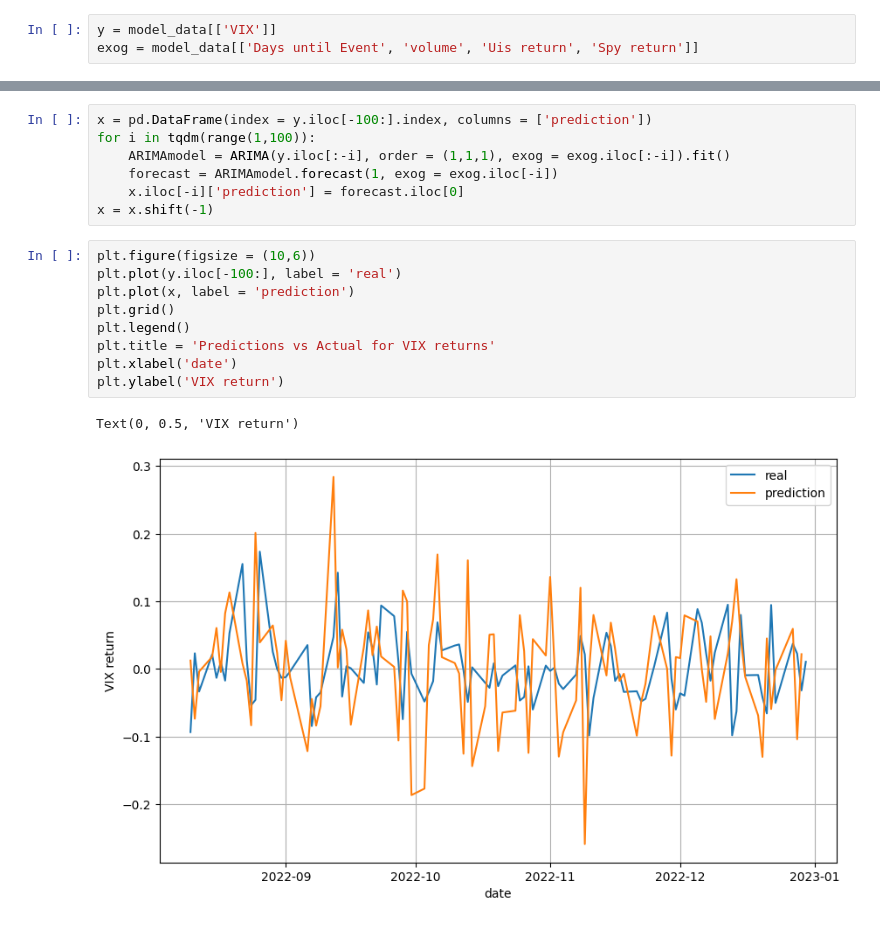
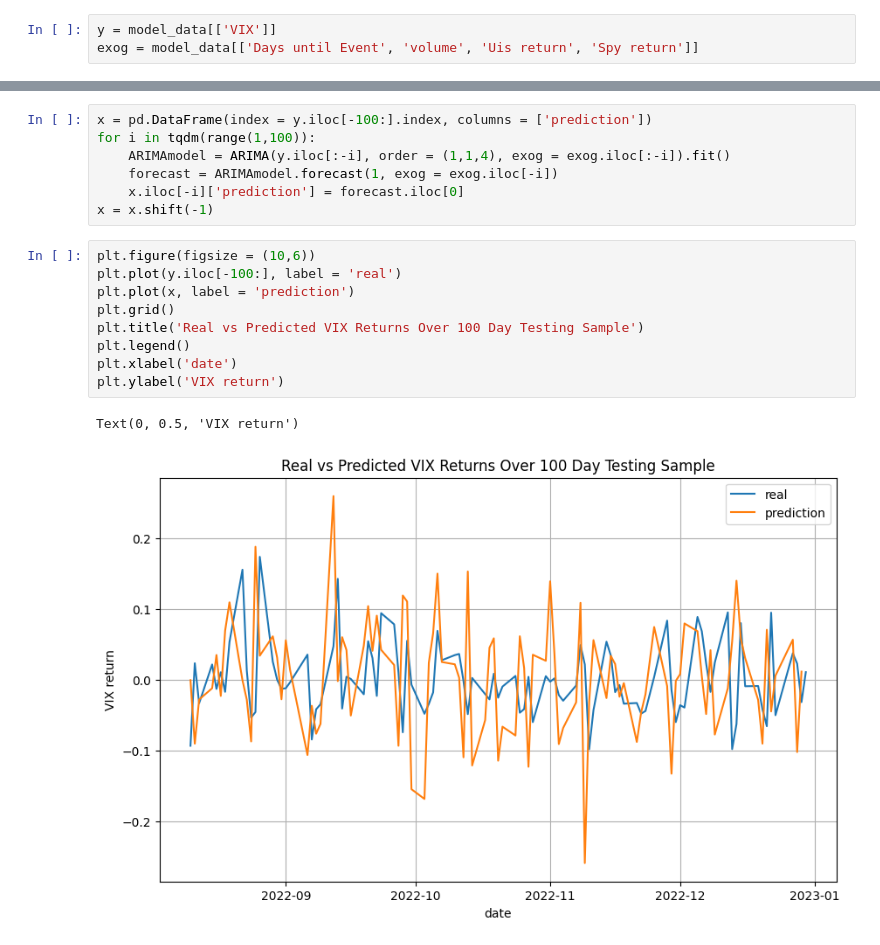
Before and after one commit to tsmcdonnell6604/Quant-Trading-Strategies, a Jupyter notebook: QTS_project.ipynb, the cells around one changed output, grey strips where cells are left out. Saved outputs shown, nothing was run; the diff lists cells and outputs as text.

Commit message:
new optimized ARIMA

```diff
--- a/QTS_project.ipynb
+++ b/QTS_project.ipynb
@@ -155,19 +157,19 @@ exog = model_data[['Days until Event', 'volume', 'Uis return', 'Spy return']]
 # %%
 x = pd.DataFrame(index = y.iloc[-100:].index, columns = ['prediction'])
 for i in tqdm(range(1,100)):
-    ARIMAmodel = ARIMA(y.iloc[:-i], order = (1,1,1), exog = exog.iloc[:-i]).fit()
+    ARIMAmodel = ARIMA(y.iloc[:-i], order = (1,1,4), exog = exog.iloc[:-i]).fit()
     forecast = ARIMAmodel.forecast(1, exog = exog.iloc[-i])
     x.iloc[-i]['prediction'] = forecast.iloc[0]
 x = x.shift(-1)
 # %%
 plt.figure(figsize = (10,6))
 plt.plot(y.iloc[-100:], label = 'real')
 plt.plot(x, label = 'prediction')
 plt.grid()
+plt.title('Real vs Predicted VIX Returns Over 100 Day Testing Sample')
 plt.legend()
-plt.title = 'Predictions vs Actual for VIX returns'
 plt.xlabel('date')
 plt.ylabel('VIX return')
 # %% [output]
 Text(0, 0.5, 'VIX return')
-[figure, old version]
+[figure, new version]
```
Also changed, not shown: parts of 2 cells of this notebook.
